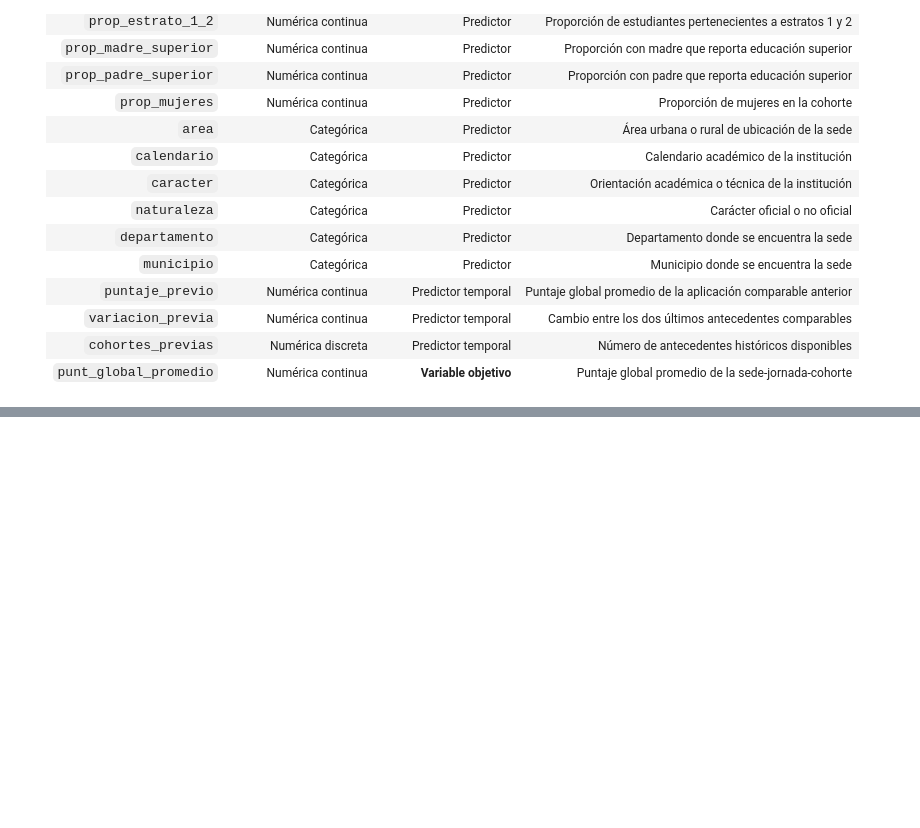
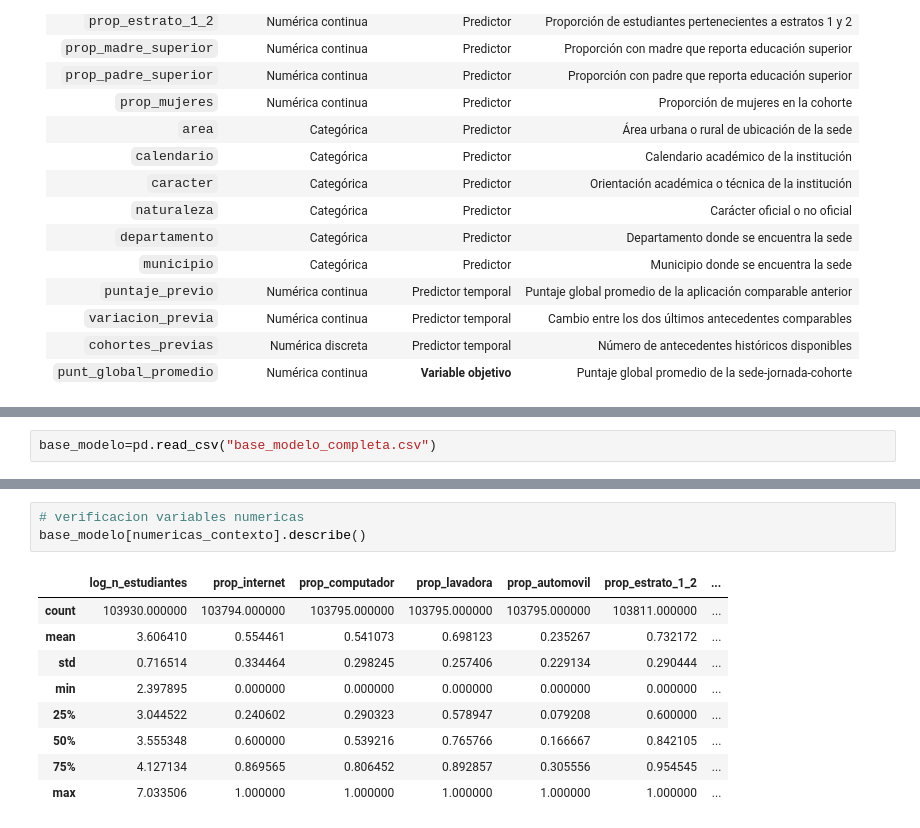
Before and after one commit to Salejo-ap/Proyecto_Saber_11, a Jupyter notebook: Informe_Tecnico_Proyecto_de_Aplicación_Saber11.ipynb, the cells around one changed output, grey strips where cells are left out. Drawn from its saved outputs; the diff is of its cells as text; blank space fills up the shorter version.

Commit message:
modelado problema 1  modelo 1 regresion lineal

```diff
--- a/Informe_Tecnico_Proyecto_de_Aplicación_Saber11.ipynb
+++ b/Informe_Tecnico_Proyecto_de_Aplicación_Saber11.ipynb
@@ -2481,0 +2449,2 @@ Note: you may need to restart the kernel to use updated packages.
+# %%
+base_modelo=pd.read_csv("base_modelo_completa.csv")
@@ -2481,0 +2492,13 @@ Note: you may need to restart the kernel to use updated packages.
+# %%
+# verificacion variables numericas
+base_modelo[numericas_contexto].describe()
+# %% [output]
+|  | log_n_estudiantes | prop_internet | prop_computador | prop_lavadora | prop_automovil | prop_estrato_1_2 | ... |
+| count | 103930.000000 | 103794.000000 | 103795.000000 | 103795.000000 | 103795.000000 | 103811.000000 | ... |
+| mean | 3.606410 | 0.554461 | 0.541073 | 0.698123 | 0.235267 | 0.732172 | ... |
+| std | 0.716514 | 0.334464 | 0.298245 | 0.257406 | 0.229134 | 0.290444 | ... |
+| min | 2.397895 | 0.000000 | 0.000000 | 0.000000 | 0.000000 | 0.000000 | ... |
+| 25% | 3.044522 | 0.240602 | 0.290323 | 0.578947 | 0.079208 | 0.600000 | ... |
+| 50% | 3.555348 | 0.600000 | 0.539216 | 0.765766 | 0.166667 | 0.842105 | ... |
+| 75% | 4.127134 | 0.869565 | 0.806452 | 0.892857 | 0.305556 | 0.954545 | ... |
+| max | 7.033506 | 1.000000 | 1.000000 | 1.000000 | 1.000000 | 1.000000 | ... |
```
Also changed, not shown: parts of 15 cells of this notebook.
